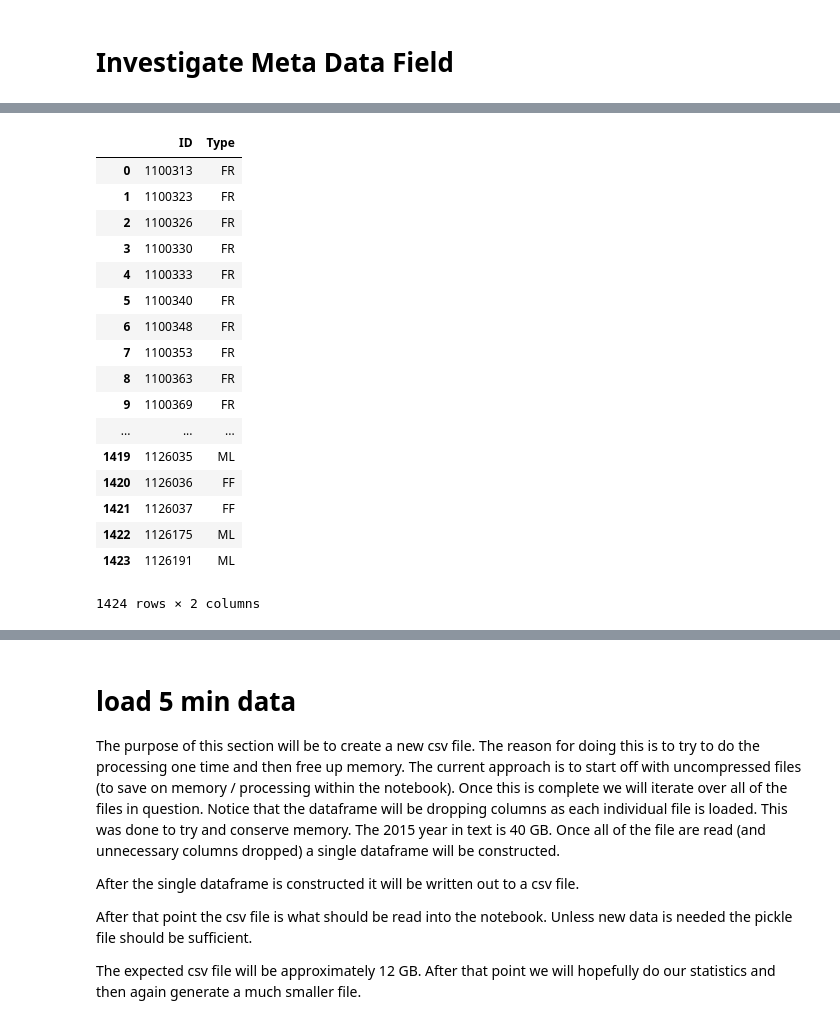
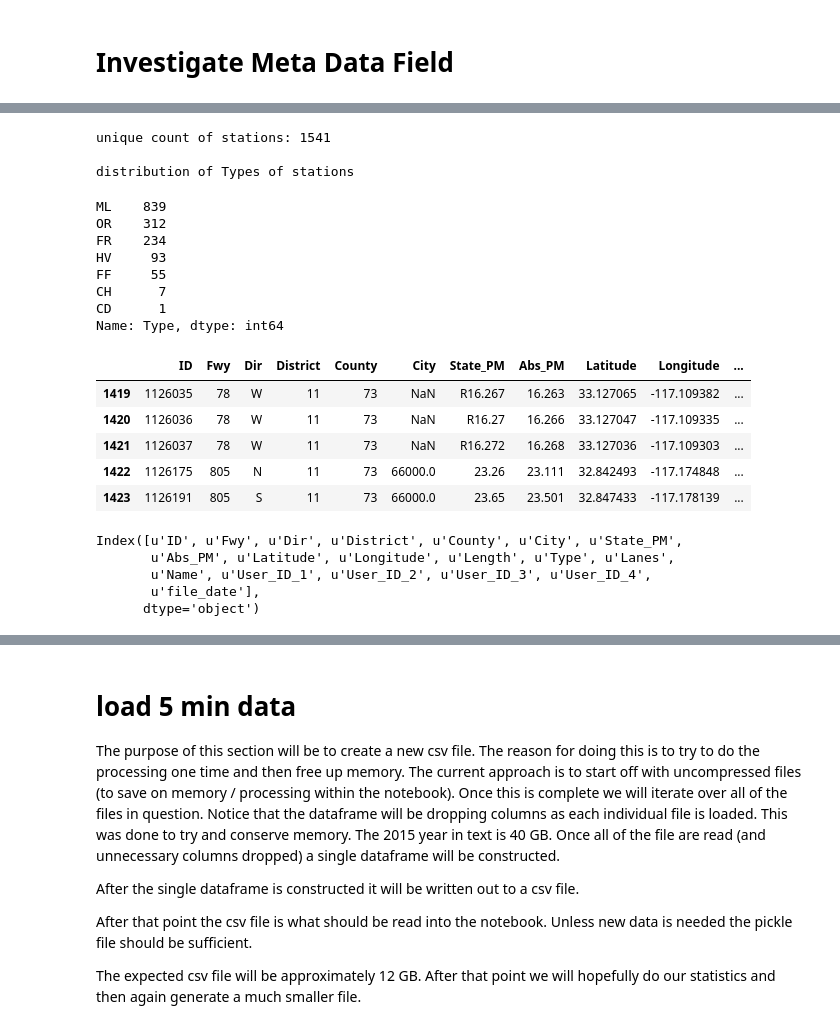
Before and after one commit to abrespect/DSE_Cohort2_Traffic_Capstone, a Jupyter notebook: C2 Exploratory/Explore Data including Sensor Health.ipynb, the cells around one changed output, grey strips where cells are left out. Saved outputs shown, nothing was run; the diff lists cells and outputs as text; code cells hidden in the pictures.

```diff
--- a/C2 Exploratory/Explore Data including Sensor Health.ipynb
+++ b/C2 Exploratory/Explore Data including Sensor Health.ipynb
@@ -58,23 +68,37 @@ Index([u'ID', u'Fwy', u'Dir', u'District', u'County', u'City', u'State_PM',
       dtype='object')
 # %%
 # the type in the meta data are just the detector types.  Need to analyze the "change" that cohort 1 referred to
-meta_frame[['ID','Type']] # TODO: assuming meta and 5min agree on freeway type...check?
+no_dup_keep_last = meta_frame.drop_duplicates(subset='ID', keep='last') # TODO: assuming meta and 5min agree on freeway type...check?
+print "unique count of stations: %s" % no_dup_keep_last.shape[0]
+
+print "\ndistribution of Types of stations"
+no_dup_keep_last.Type.value_counts()
 # %% [output]
-|  | ID | Type |
-| 0 | 1100313 | FR |
-| 1 | 1100323 | FR |
-| 2 | 1100326 | FR |
-| 3 | 1100330 | FR |
-| 4 | 1100333 | FR |
-| 5 | 1100340 | FR |
-| 6 | 1100348 | FR |
-| 7 | 1100353 | FR |
-| 8 | 1100363 | FR |
-| 9 | 1100369 | FR |
-| ... | ... | ... |
-| 1419 | 1126035 | ML |
-| 1420 | 1126036 | FF |
-| 1421 | 1126037 | FF |
-| 1422 | 1126175 | ML |
-| 1423 | 1126191 | ML |
-1424 rows × 2 columns
+unique count of stations: 1541
+
+distribution of Types of stations
+ML    839
+OR    312
+FR    234
+HV     93
+FF     55
+CH      7
+CD      1
+Name: Type, dtype: int64
+# %%
+no_dup_keep_last.tail()
+# %% [output]
+|  | ID | Fwy | Dir | District | County | City | State_PM | Abs_PM | Latitude | Longitude | ... |
+| 1419 | 1126035 | 78 | W | 11 | 73 | NaN | R16.267 | 16.263 | 33.127065 | -117.109382 | ... |
+| 1420 | 1126036 | 78 | W | 11 | 73 | NaN | R16.27 | 16.266 | 33.127047 | -117.109335 | ... |
+| 1421 | 1126037 | 78 | W | 11 | 73 | NaN | R16.272 | 16.268 | 33.127036 | -117.109303 | ... |
+| 1422 | 1126175 | 805 | N | 11 | 73 | 66000.0 | 23.26 | 23.111 | 32.842493 | -117.174848 | ... |
+| 1423 | 1126191 | 805 | S | 11 | 73 | 66000.0 | 23.65 | 23.501 | 32.847433 | -117.178139 | ... |
+# %%
+meta_frame.columns
+# %% [output]
+Index([u'ID', u'Fwy', u'Dir', u'District', u'County', u'City', u'State_PM',
+       u'Abs_PM', u'Latitude', u'Longitude', u'Length', u'Type', u'Lanes',
+       u'Name', u'User_ID_1', u'User_ID_2', u'User_ID_3', u'User_ID_4',
+       u'file_date'],
+      dtype='object')
```
Also changed, not shown: parts of 29 cells of this notebook, 2 other files.
